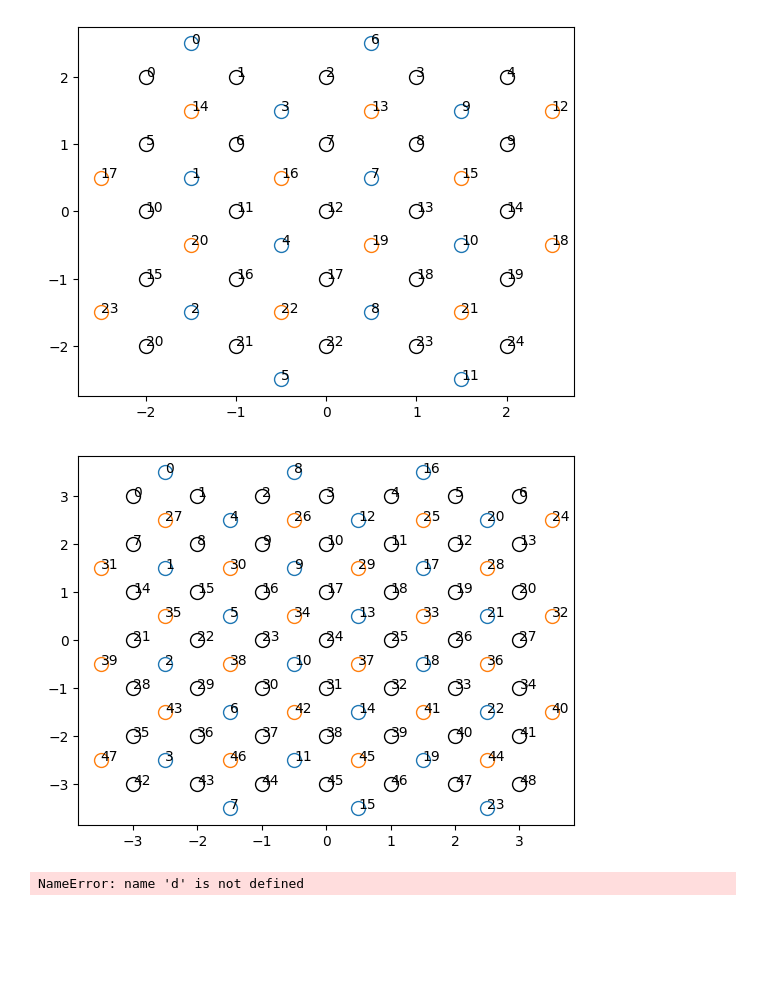
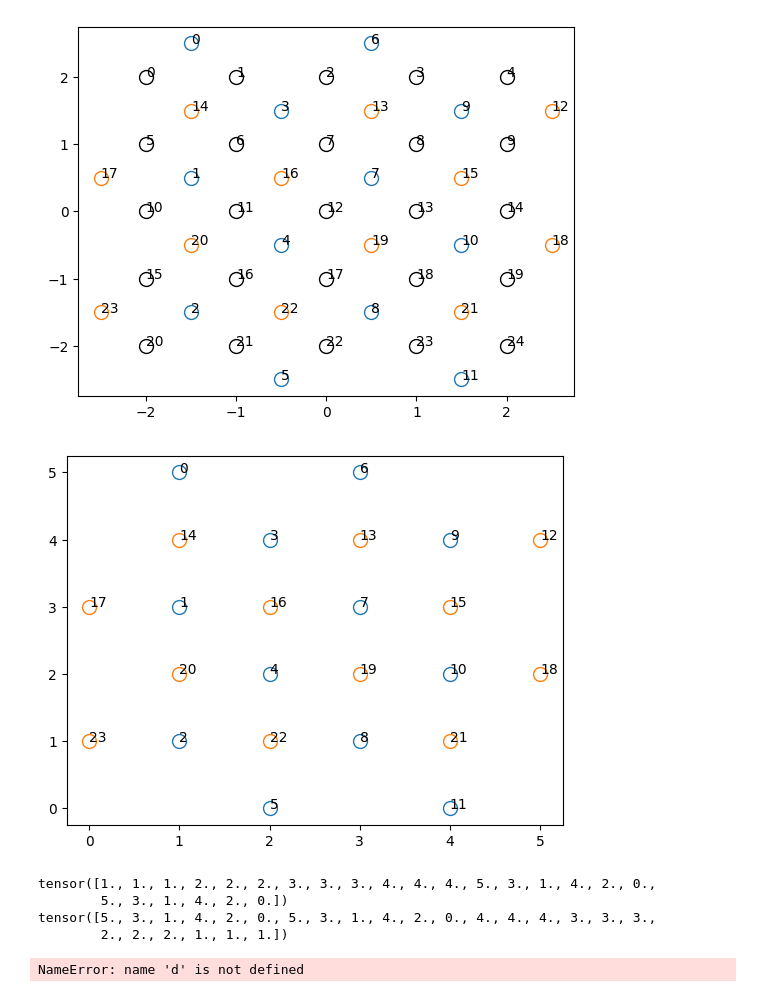
Before and after one commit to hassan-shap/MLqec, a Jupyter notebook: sc_simple_decoder.ipynb, the cells around one changed output. Drawn from its saved outputs; the diff is of its cells as text; code cells hidden in the pictures; blank space fills up the shorter version.

```diff
--- a/sc_simple_decoder.ipynb
+++ b/sc_simple_decoder.ipynb
@@ -116,12 +158,31 @@ def plotter(idx_list, color, marker="o"):
 # %%
-d = 7
-q_list, sx_list, sz_list = idx_to_coord(d)
-plotter(q_list,"k")
+d = 5
+sx_list, sz_list = idx_to_coord_train(d)
+# plotter(q_list,"k")
 plotter(sx_list,"C0")
 plotter(sz_list,"C1")
 # plotter(sz_list)
 # %% [output]
-[figure, old version]
+[figure, new version]
+# %%
+import torch
+pos_x = torch.zeros(d**2-1)
+pos_y = torch.zeros(d**2-1)
+for idx in range((d**2-1)//2):
+    pos_x[idx]= sx_list[f"{idx}"][0]
+    pos_y[idx]= sx_list[f"{idx}"][1]
+
+for idx in range((d**2-1)//2,d**2-1):
+    pos_x[idx]= sz_list[f"{idx}"][0]
+    pos_y[idx]= sz_list[f"{idx}"][1]
+
+print(pos_x)
+print(pos_y)
+# %% [output]
+tensor([1., 1., 1., 2., 2., 2., 3., 3., 3., 4., 4., 4., 5., 3., 1., 4., 2., 0.,
+        5., 3., 1., 4., 2., 0.])
+tensor([5., 3., 1., 4., 2., 0., 5., 3., 1., 4., 2., 0., 4., 4., 4., 3., 3., 3.,
+        2., 2., 2., 1., 1., 1.])
 # %%
 # d = 5
 c_list = np.arange((d+1)//2)
```
Also changed, not shown: parts of 10 cells of this notebook, 17 other files.
